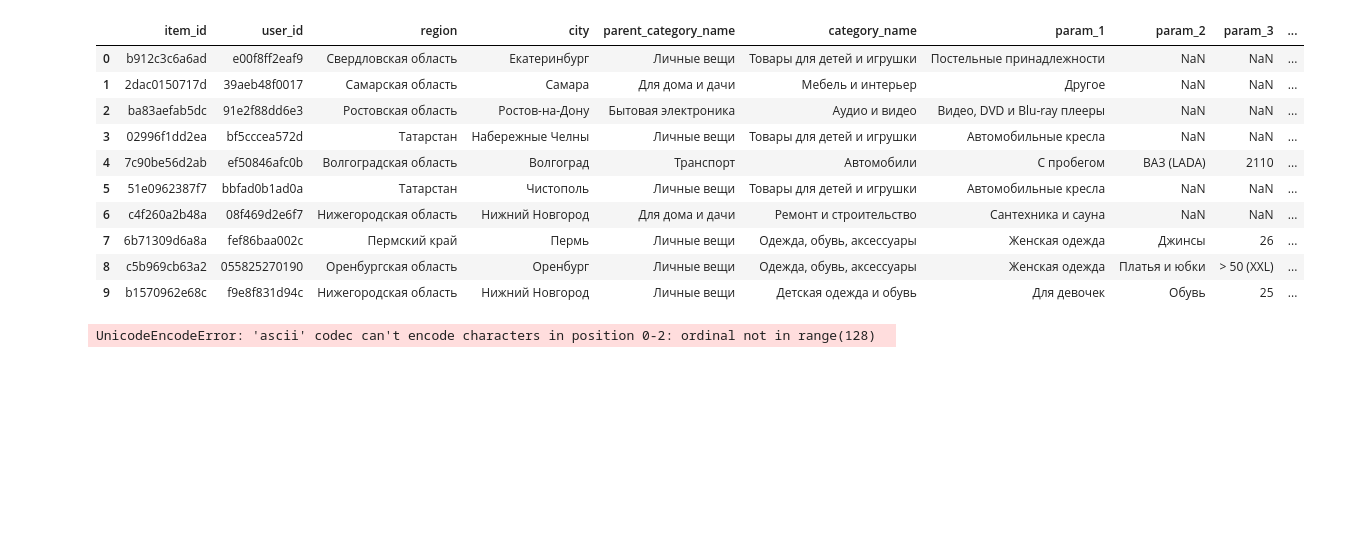
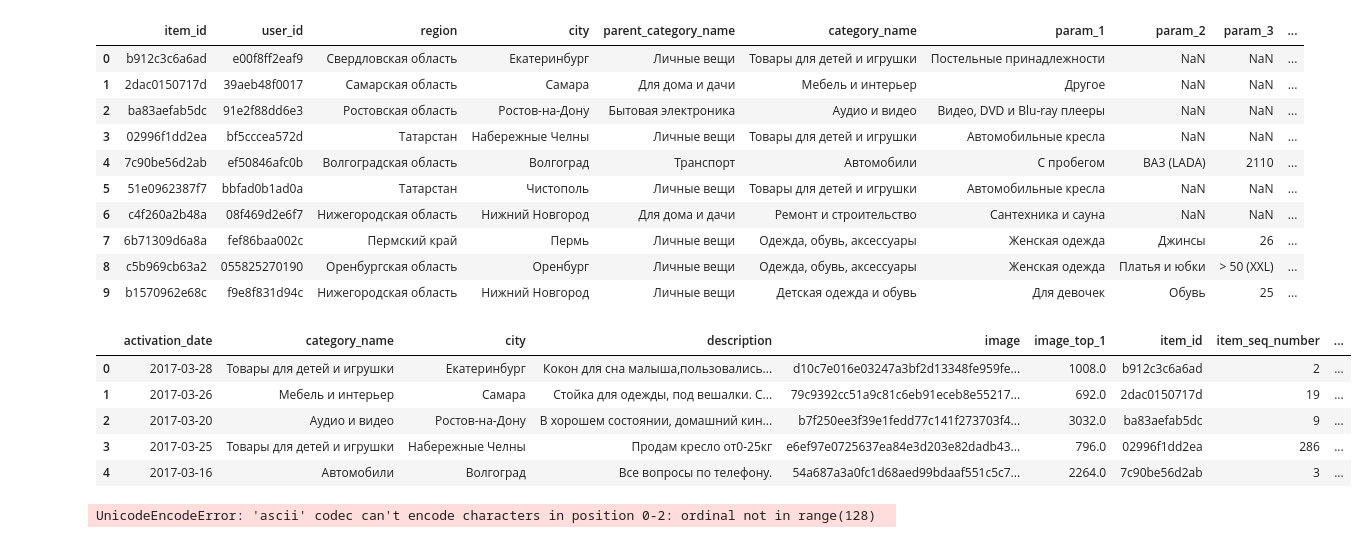
Before and after one commit to RafaelFK/avito_challenge, a Jupyter notebook: Avito Challenge Report.ipynb, the cells around one changed output. Saved outputs shown, nothing was run; the diff lists cells and outputs as text; code cells hidden in the pictures; blank space fills up the shorter version.

```diff
--- a/Avito Challenge Report.ipynb
+++ b/Avito Challenge Report.ipynb
@@ -92,6 +92,17 @@ df_train.head(10)
 | 7 | 6b71309d6a8a | fef86baa002c | Пермский край | Пермь | Личные вещи | Одежда, обувь, аксессуары | Женская одежда | Джинсы | 26 | ... |
 | 8 | c5b969cb63a2 | 055825270190 | Оренбургская область | Оренбург | Личные вещи | Одежда, обувь, аксессуары | Женская одежда | Платья и юбки | > 50 (XXL) | ... |
 | 9 | b1570962e68c | f9e8f831d94c | Нижегородская область | Нижний Новгород | Личные вещи | Детская одежда и обувь | Для девочек | Обувь | 25 | ... |
+# %%
+X_train, y_train = df_train[df_train.columns.difference(['deal_probability'])], df_train[['deal_probability']]
+# %%
+X_train.head()
+# %% [output]
+|  | activation_date | category_name | city | description | image | image_top_1 | item_id | item_seq_number | ... |
+| 0 | 2017-03-28 | Товары для детей и игрушки | Екатеринбург | Кокон для сна малыша,пользовались... | d10c7e016e03247a3bf2d13348fe959fe... | 1008.0 | b912c3c6a6ad | 2 | ... |
+| 1 | 2017-03-26 | Мебель и интерьер | Самара | Стойка для одежды, под вешалки. С... | 79c9392cc51a9c81c6eb91eceb8e55217... | 692.0 | 2dac0150717d | 19 | ... |
+| 2 | 2017-03-20 | Аудио и видео | Ростов-на-Дону | В хорошем состоянии, домашний кин... | b7f250ee3f39e1fedd77c141f273703f4... | 3032.0 | ba83aefab5dc | 9 | ... |
+| 3 | 2017-03-25 | Товары для детей и игрушки | Набережные Челны | Продам кресло от0-25кг | e6ef97e0725637ea84e3d203e82dadb43... | 796.0 | 02996f1dd2ea | 286 | ... |
+| 4 | 2017-03-16 | Автомобили | Волгоград | Все вопросы по телефону. | 54a687a3a0fc1d68aed99bdaaf551c5c7... | 2264.0 | 7c90be56d2ab | 3 | ... |
 # %%
 np.dtype(df_train['param_2'][4])
 # %% [output]
```
Also changed, not shown: parts of 30 cells of this notebook.
